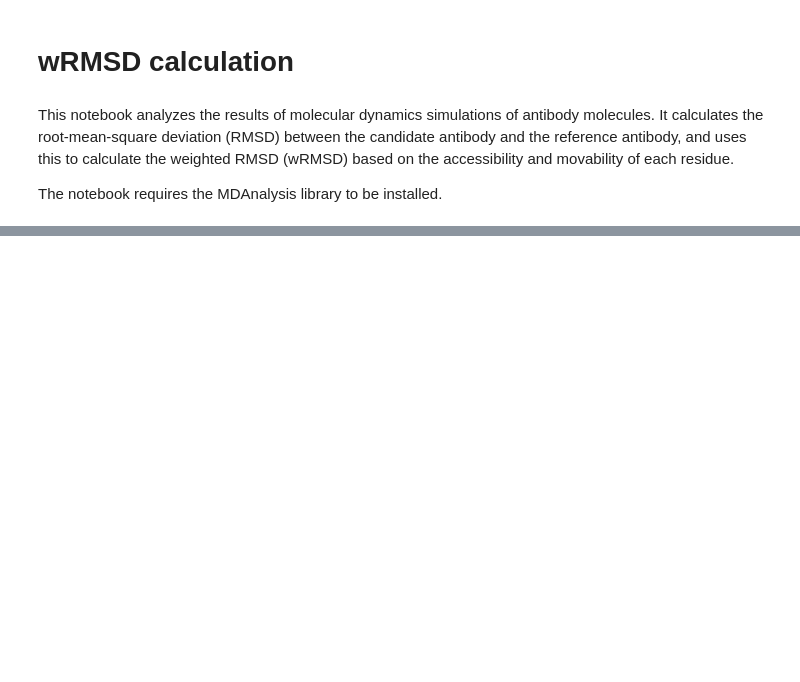
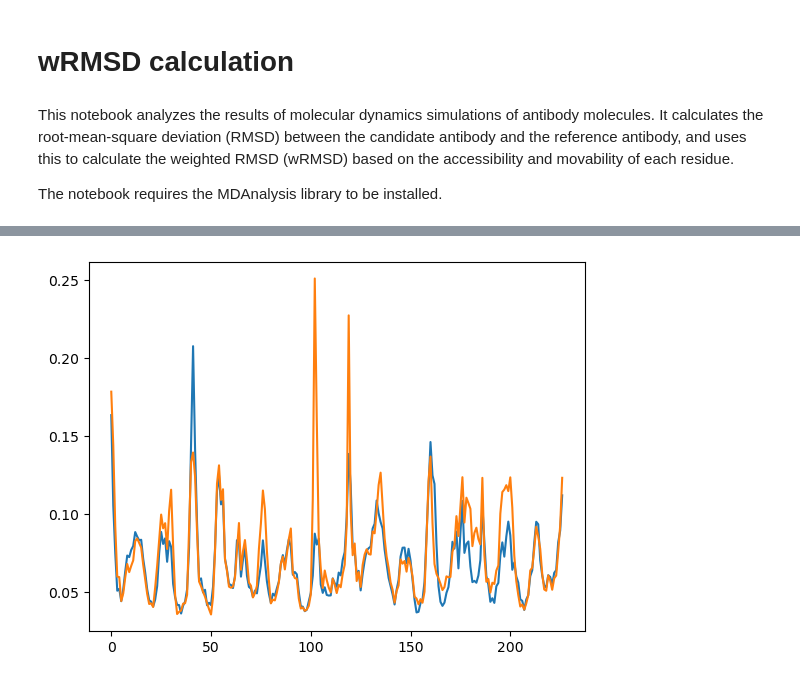
Before and after one commit to Nik9kin/antibody_humanization_by_scaffolding, a Jupyter notebook: wRMSD_calculation.ipynb, the cells around one changed output, grey strips where cells are left out. Saved outputs shown, nothing was run; the diff lists cells and outputs as text; code cells hidden in the pictures; blank space fills up the shorter version.

```diff
--- a/wRMSD_calculation.ipynb
+++ b/wRMSD_calculation.ipynb
@@ -266,0 +135,9 @@ plt.plot(rmsdev_ca / rmsf_ca)
+# %%
+rmsf = read_xvg_file(os.path.join(PATH_REFERENCE, 'analysis/rmsf_10ns.xvg'))[:, 1]
+rmsf_2 = read_xvg_file(os.path.join(PATH_REMICADE_2, 'analysis/rmsf_10ns.xvg'))[:, 1]
+# %%
+plt.plot(rmsf)
+plt.plot(rmsf_2)
+plt.show()
+# %% [output]
+[figure, added]
```
Also changed, not shown: parts of 50 cells of this notebook, 3 other files.
